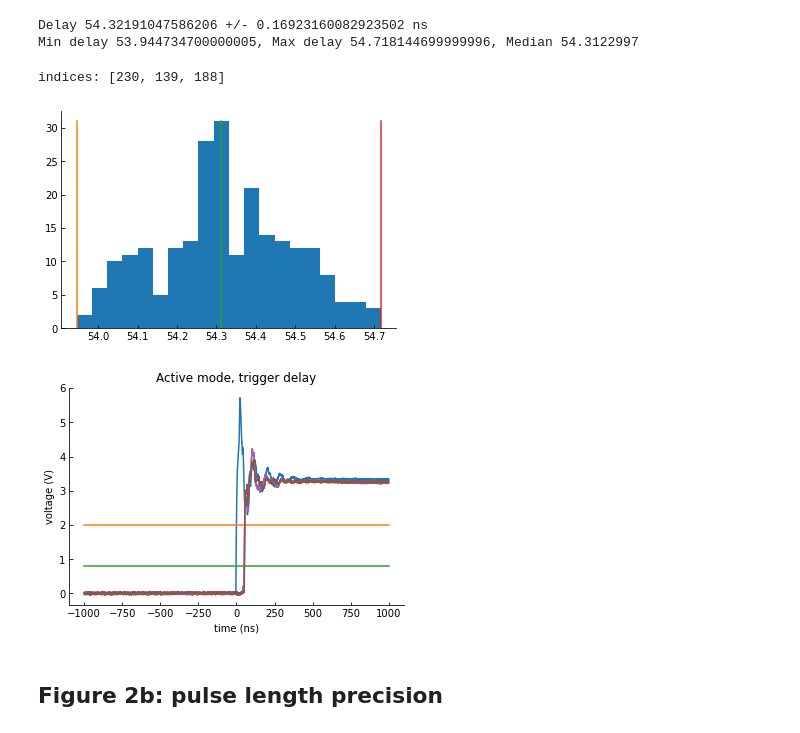
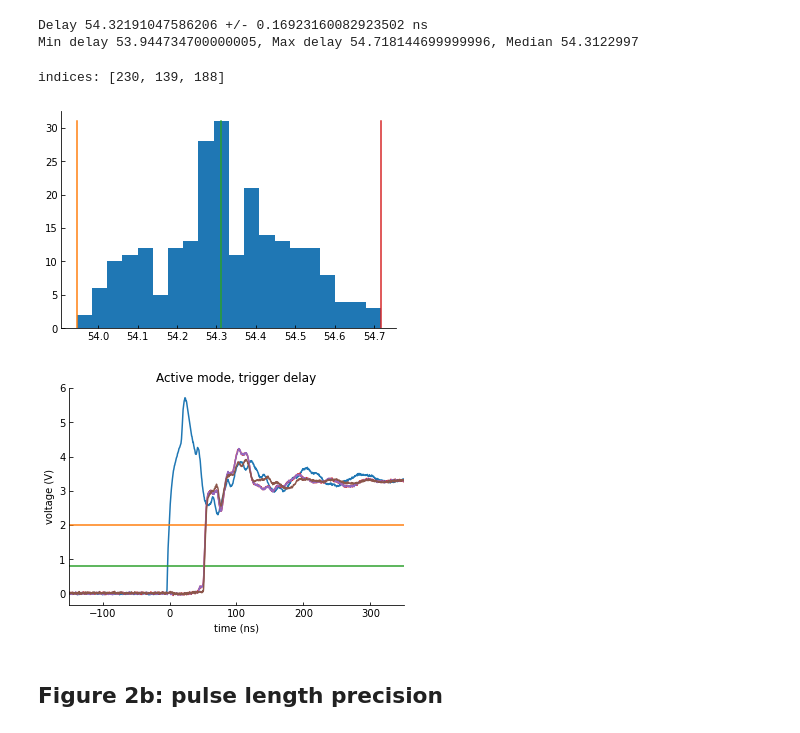
Before and after one commit to mufpga/analysis, a Jupyter notebook: laser_camera_triggering.ipynb, the cells around one changed output. Saved outputs shown, nothing was run; the diff lists cells and outputs as text; code cells hidden in the pictures.

```diff
--- a/laser_camera_triggering.ipynb
+++ b/laser_camera_triggering.ipynb
@@ -701,34 +702,35 @@ def plot_2a_active(ref, v_list, time_scale = 1):
     plt.figure()
     plt.plot(ref[:,0]*time_scale,ref[:,1]) # camera
     plt.plot([ref[0,0]*time_scale, ref[-1,0]*time_scale], [2, 2]) # HIGH threshold
     plt.plot([ref[0,0]*time_scale, ref[-1,0]*time_scale], [0.8, 0.8]) # LOW threshold
     for v in v_list:
         plt.plot(v[:,0]*time_scale,v[:,1]) # lasers
 
     plt.title('Active mode, trigger delay')
     plt.xlabel(get_time(time_scale))
     plt.ylabel('voltage (V)')
+    plt.xlim(-150, 350)
 
     dir_path = 'figs'
     if not os.path.isdir(dir_path): os.mkdir(dir_path)
     plt.savefig(op.join(dir_path,'fig_2a_active.eps'), format='eps')
 
 # get the indices of the min/median/max delayed signals
 i_s = [np.argmax(delays == np.min(delays)),
        np.argmin(abs(delays - np.median(delays))),
        np.argmax(delays == np.max(delays))]
 vals = [all_vals[i] for i in i_s]
 print(f'indices: {i_s}')
 
 # sanity check: the median, min and max delays really are so (colors will be different from the next plot)
 plot_histo(delays, delays[i_s])
 
 # plot the min/median/max delayed signals with the x-axis in ns
 plot_2a_active(cam, vals, time_scale = 1_000_000_000)
 # %% [output]
 indices: [230, 139, 188]
 [figure]
-[figure, old version]
+[figure, new version]
 # %% [markdown]
 ## Figure 2b: pulse length precision
 # %%
```
Also changed, not shown: parts of 1 cell of this notebook, 1 other file.
